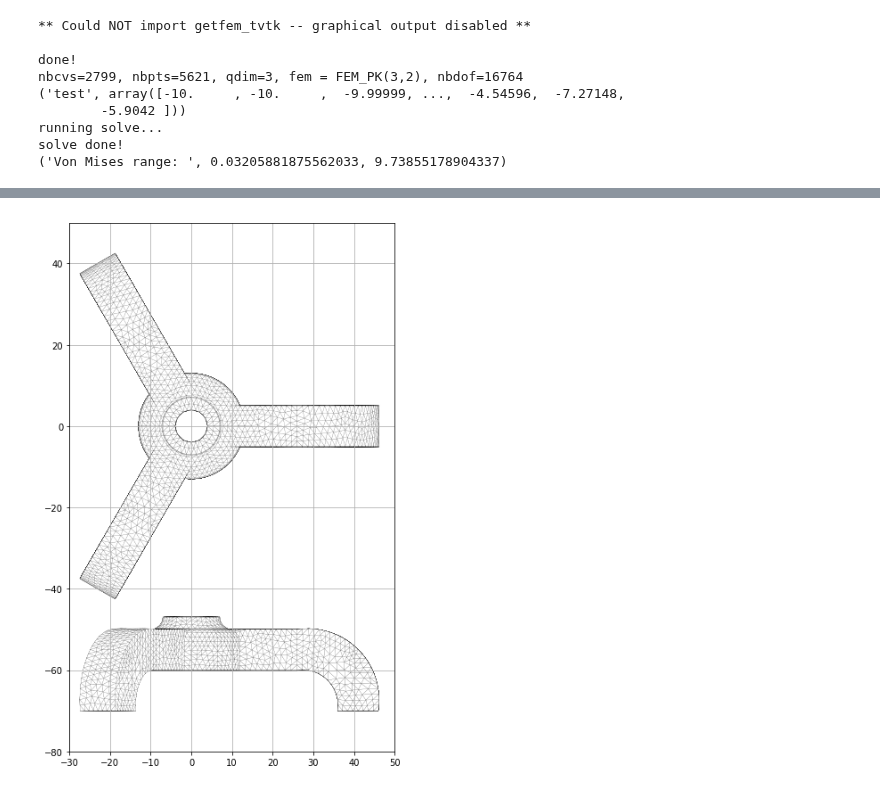
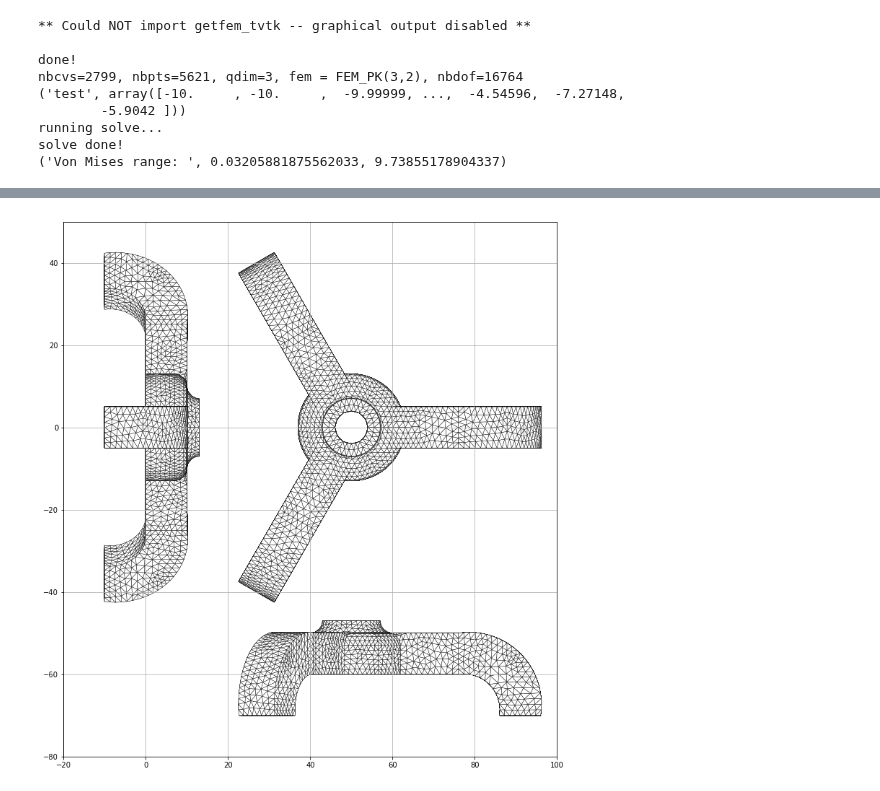
Before and after one commit to tkoyama010/Colaboratory, a Jupyter notebook: Linear_and_non_linear_elasticity.ipynb, the cells around one changed output, grey strips where cells are left out. Saved outputs shown, nothing was run; the diff lists cells and outputs as text; code cells hidden in the pictures.

```diff
--- a/Linear_and_non_linear_elasticity.ipynb
+++ b/Linear_and_non_linear_elasticity.ipynb
@@ -155,36 +170,46 @@ faces = mesh.cells["triangle"]
 # %%
 %matplotlib inline
 import matplotlib.pyplot as plt
 from matplotlib.collections import PolyCollection
 import numpy as np
 
-fig = plt.figure(figsize=(24, 24))
+fig = plt.figure(figsize=(30, 30))
 
 index1 = np.argsort((vertices[faces][:, :, 1]).mean(axis=1))
 collection1 = PolyCollection(
-    (vertices[faces][:, :, np.array([0, 2])])[index1],
+    (vertices[faces][:, :, np.array([0, 2])] + [50.0, 0.0])[index1],
     closed=True,
-    linewidth=0.1,
+    linewidth=0.4,
     facecolor="1.0",
     edgecolor="black",
 )
 
 index2 = np.argsort((vertices[faces][:, :, 2]).mean(axis=1))
 collection2 = PolyCollection(
-    (vertices[faces][:, :, np.array([0, 1])] + [0.0, -60.0])[index2],
+    (vertices[faces][:, :, np.array([0, 1])] + [50.0, -60.0])[index2],
     closed=True,
-    linewidth=0.1,
+    linewidth=0.4,
+    facecolor="1.0",
+    edgecolor="black",
+)
+
+index3 = np.argsort((vertices[faces][:, :, 0]).mean(axis=1))
+collection3 = PolyCollection(
+    (vertices[faces][:, :, np.array([1, 2])] + [0.0, 0.0])[index3],
+    closed=True,
+    linewidth=0.4,
     facecolor="1.0",
     edgecolor="black",
 )
 
 ax = fig.add_subplot(211)
-ax.set_xlim(-30, +50)
+ax.set_xlim(-20, 100)
 ax.set_ylim(-80, +50)
 ax.set_aspect(1)
 ax.set_frame_on(True)
 ax.add_collection(collection1)
 ax.add_collection(collection2)
+ax.add_collection(collection3)
 ax.grid(True)
 # %% [output]
-[figure, old version]
+[figure, new version]
```
Also changed, not shown: parts of 3 cells of this notebook.
